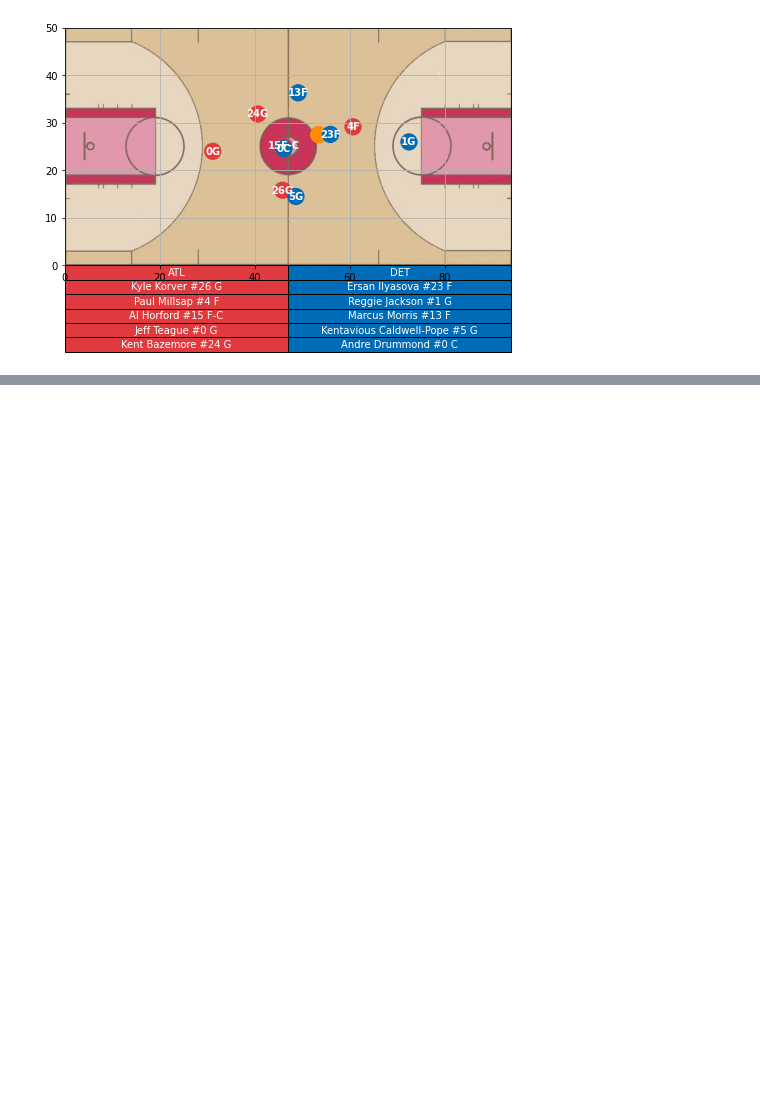
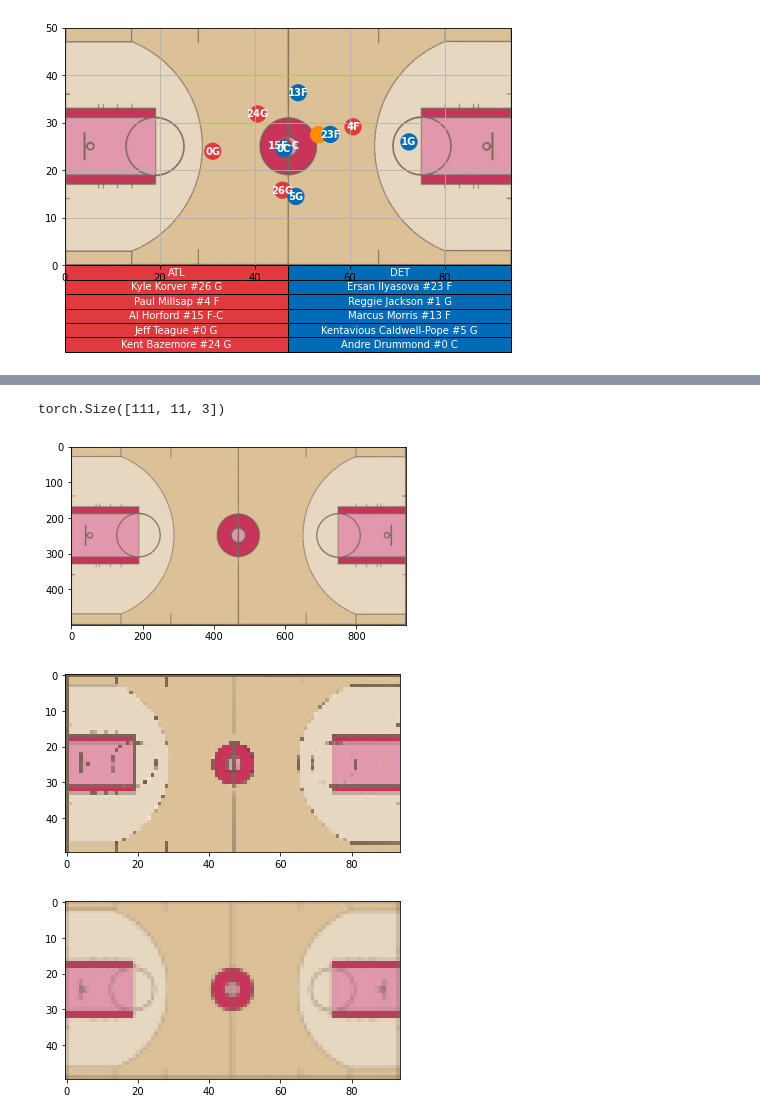
Before and after one commit to akarshkumar0101/basketball-rl, a Jupyter notebook: modeling/animation.ipynb, the cells around one changed output, grey strips where cells are left out. Saved outputs shown, nothing was run; the diff lists cells and outputs as text; code cells hidden in the pictures; blank space fills up the shorter version.

```diff
--- a/modeling/animation.ipynb
+++ b/modeling/animation.ipynb
@@ -33,0 +26,15 @@ ba.anim.save('vid.gif', writer='imagemagick')
+# %%
+batch['x'].shape
+# %% [output]
+torch.Size([111, 11, 3])
+# %%
+img_court = plt.imread('court.png')
+plt.imshow(img_court); plt.show()
+a = img_court[::10, ::10]
+plt.imshow(a); plt.show()
+img_court = cv2.resize(img_court, (94, 50), interpolation=cv2.INTER_AREA)
+plt.imshow(img_court); plt.show()
+# %% [output]
+[figure, added]
+[figure, added]
+[figure, added]
```
Also changed, not shown: parts of 18 cells of this notebook, 3 other files.
